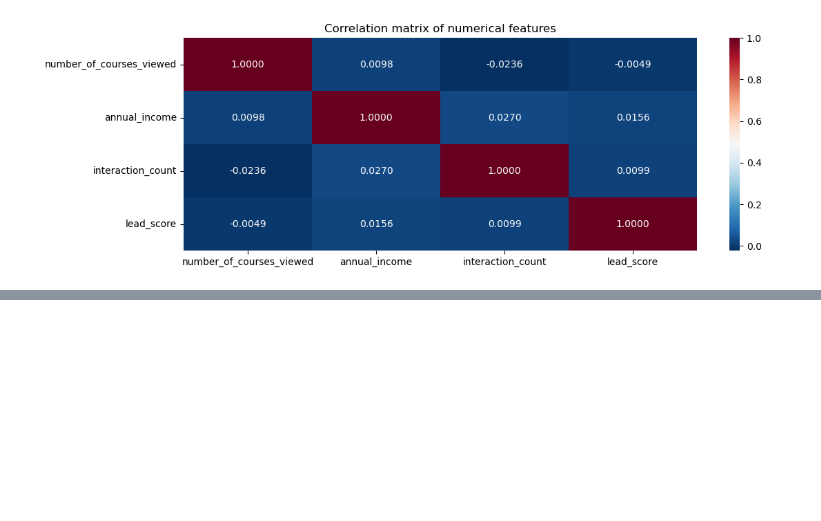
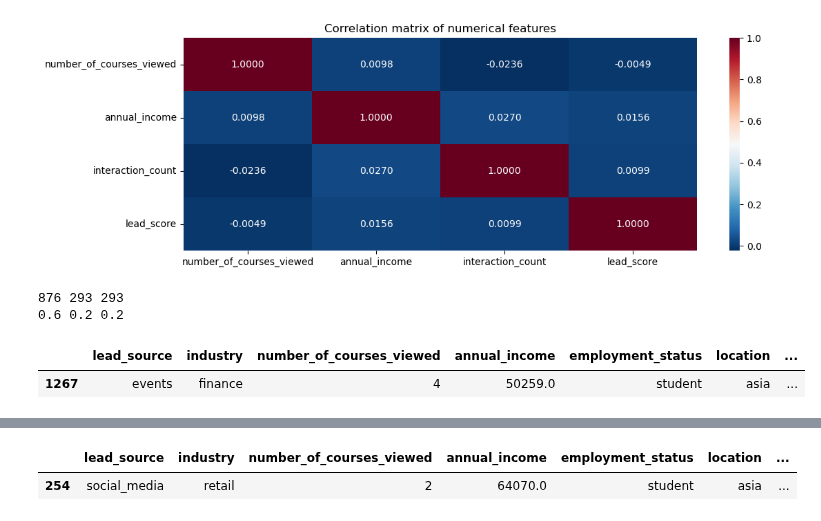
Before and after one commit to srikaldata/ml-zoomcamp-2025, a Jupyter notebook: 03-classification/03-classification-homework.ipynb, the cells around one changed output, grey strips where cells are left out. Drawn from its saved outputs; the diff is of its cells as text; code cells hidden in the pictures; blank space fills up the shorter version.

Commit message:
classification - hw - perform the split to separate train validation and test sets

```diff
--- a/03-classification/03-classification-homework.ipynb
+++ b/03-classification/03-classification-homework.ipynb
@@ -238,3 +238,22 @@ plt.title('Correlation matrix of numerical features')
 plt.show()
 # %% [output]
 [figure]
+# %%
+# creating split of train 60% validation 20% and test 20% data
+from sklearn.model_selection import train_test_split
+
+df_full_train, df_test = train_test_split(cls_df, test_size=0.2, random_state=42)
+
+df_train, df_val = train_test_split(df_full_train, test_size=0.25, random_state=42)
+
+# chek if the split took place correctly
+print(len(df_train), len(df_val), len(df_test))
+print(round(len(df_train)/len(cls_df), 2), round(len(df_val)/len(cls_df), 2), round(len(df_test)/len(cls_df), 2))
+
+# check last record of each split to check the seed
+display(df_train.tail(1), df_val.tail(1), df_test.tail(1))
+# %% [output]
+876 293 293
+0.6 0.2 0.2
+|  | lead_source | industry | number_of_courses_viewed | annual_income | employment_status | location | ... |
+| 1267 | events | finance | 4 | 50259.0 | student | asia | ... |
@@ -240,0 +262,2 @@ plt.show()
+|  | lead_source | industry | number_of_courses_viewed | annual_income | employment_status | location | ... |
+| 254 | social_media | retail | 2 | 64070.0 | student | asia | ... |
```
Also changed, not shown: parts of 4 cells of this notebook.
